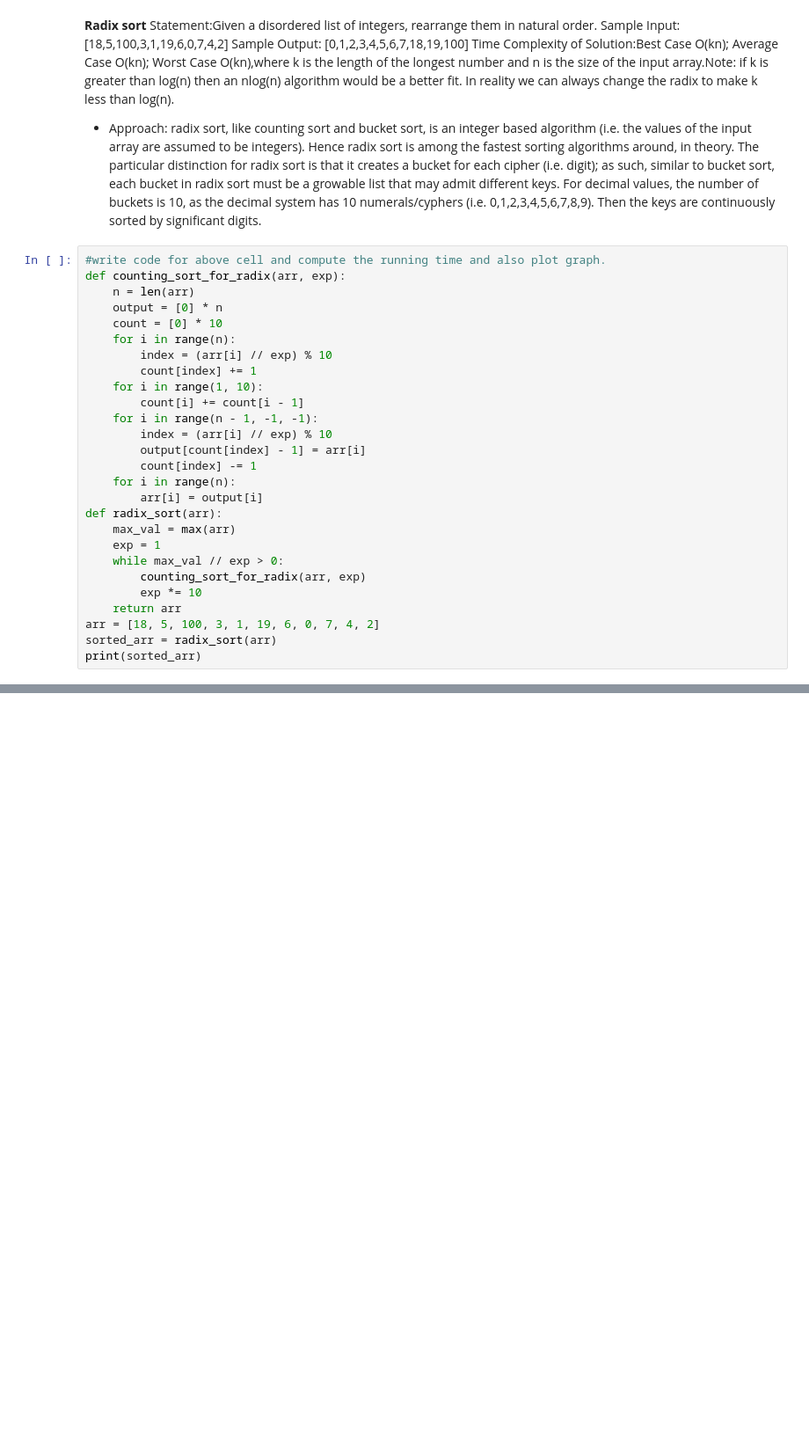
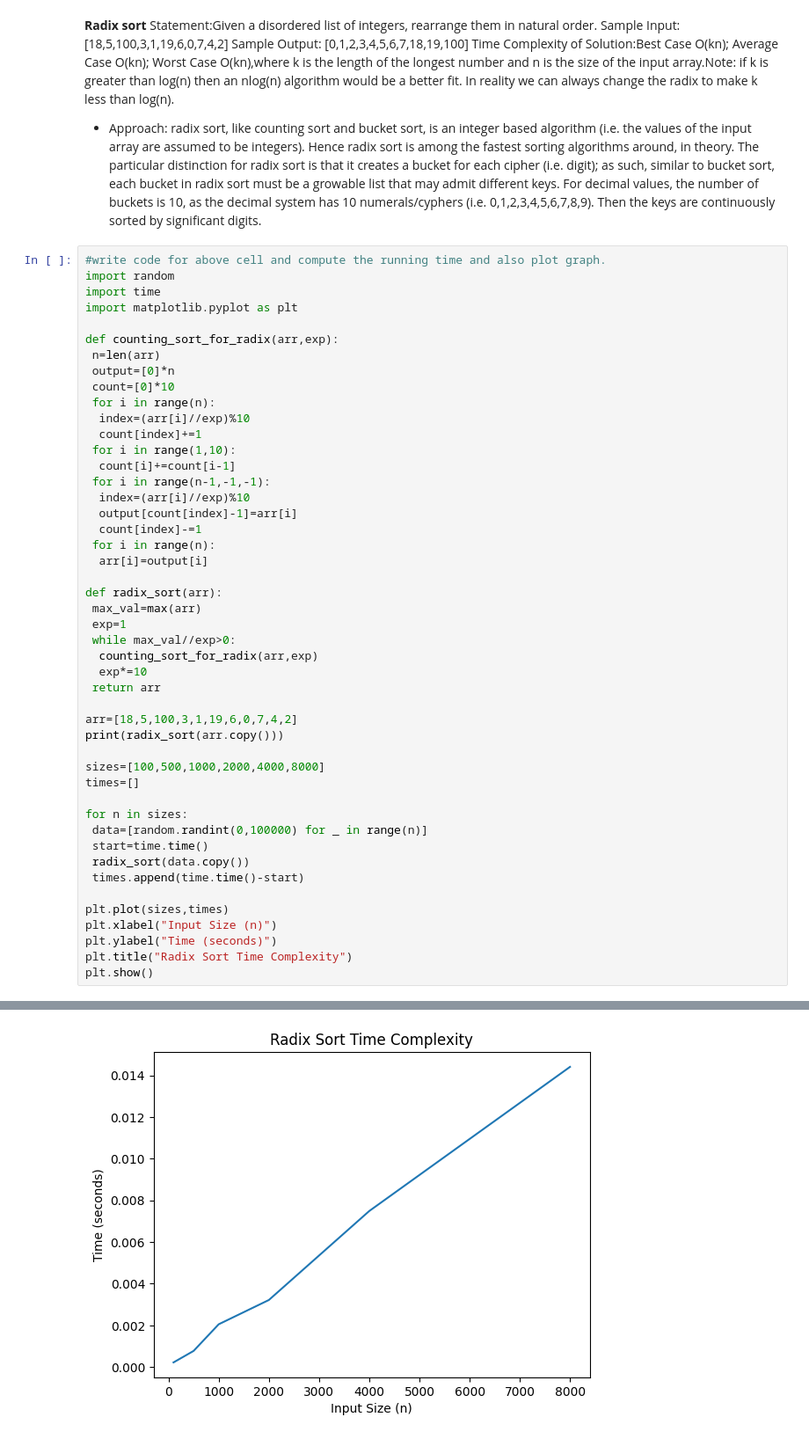
Before and after one commit to sarthakmaheshwari06/algo-lab, a Jupyter notebook: Lab_6.ipynb, the cells around one changed output, grey strips where cells are left out. Shown at 88% size. Drawn from its saved outputs; the diff is of its cells as text; blank space fills up the shorter version.

```diff
--- a/Lab_6.ipynb
+++ b/Lab_6.ipynb
@@ -90,30 +111,51 @@ Time Complexity of Solution:Best Case O(kn); Average Case O(kn); Worst Case O(kn
 growable list that may admit different keys. For decimal values, the number of buckets is 10, as the decimal system has 10 numerals/cyphers (i.e. 0,1,2,3,4,5,6,7,8,9). Then the keys are continuously sorted by significant digits.
 # %%
 #write code for above cell and compute the running time and also plot graph.
-def counting_sort_for_radix(arr, exp):
-    n = len(arr)
-    output = [0] * n
-    count = [0] * 10
-    for i in range(n):
-        index = (arr[i] // exp) % 10
-        count[index] += 1
-    for i in range(1, 10):
-        count[i] += count[i - 1]
-    for i in range(n - 1, -1, -1):
-        index = (arr[i] // exp) % 10
-        output[count[index] - 1] = arr[i]
-        count[index] -= 1
-    for i in range(n):
-        arr[i] = output[i]
+import random
+import time
+import matplotlib.pyplot as plt
+
+def counting_sort_for_radix(arr,exp):
+ n=len(arr)
+ output=[0]*n
+ count=[0]*10
+ for i in range(n):
+  index=(arr[i]//exp)%10
+  count[index]+=1
+ for i in range(1,10):
+  count[i]+=count[i-1]
+ for i in range(n-1,-1,-1):
+  index=(arr[i]//exp)%10
+  output[count[index]-1]=arr[i]
+  count[index]-=1
+ for i in range(n):
+  arr[i]=output[i]
+
 def radix_sort(arr):
-    max_val = max(arr)
-    exp = 1
-    while max_val // exp > 0:
-        counting_sort_for_radix(arr, exp)
-        exp *= 10
-    return arr
-arr = [18, 5, 100, 3, 1, 19, 6, 0, 7, 4, 2]
-sorted_arr = radix_sort(arr)
-print(sorted_arr)
+ max_val=max(arr)
+ exp=1
+ while max_val//exp>0:
+  counting_sort_for_radix(arr,exp)
+  exp*=10
+ return arr
+
+arr=[18,5,100,3,1,19,6,0,7,4,2]
+print(radix_sort(arr.copy()))
+
+sizes=[100,500,1000,2000,4000,8000]
+times=[]
+
+for n in sizes:
+ data=[random.randint(0,100000) for _ in range(n)]
+ start=time.time()
+ radix_sort(data.copy())
+ times.append(time.time()-start)
+
+plt.plot(sizes,times)
+plt.xlabel("Input Size (n)")
+plt.ylabel("Time (seconds)")
+plt.title("Radix Sort Time Complexity")
+plt.show()
 # %% [output]
 [0, 1, 2, 3, 4, 5, 6, 7, 18, 19, 100]
+[figure, added]
```
Also changed, not shown: parts of 2 cells of this notebook.
